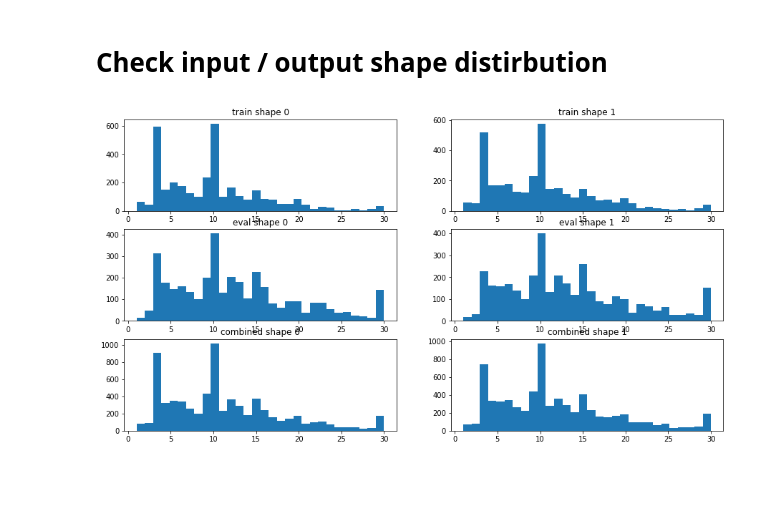
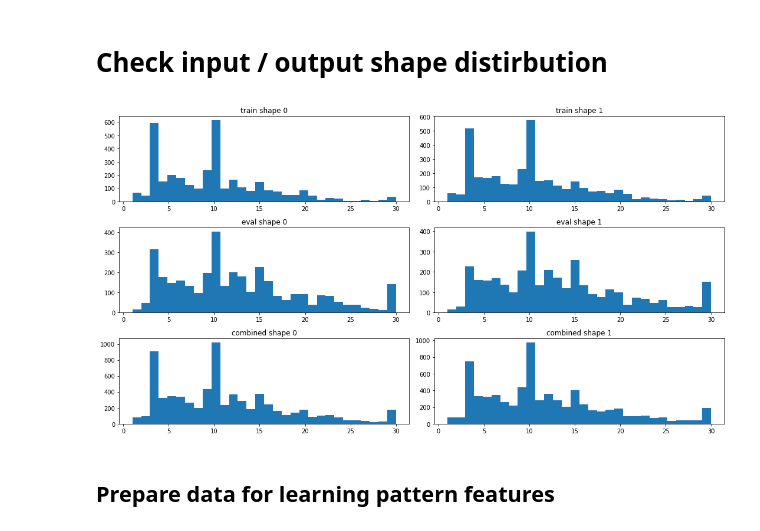
Before and after one commit to omerhac/arc_challenge, a Jupyter notebook: arc.ipynb, the cells around one changed output. Cells and saved outputs as stored; diff of their text form; code cells hidden in the pictures; blank space fills up the shorter version.

```diff
--- a/arc.ipynb
+++ b/arc.ipynb
@@ -154,24 +209,27 @@ eval_shape_0, eval_shape_1 = get_dataset_shapes(eval_tasks)
 # %%
 ## plot
 plt.figure(figsize=(15,8))
 plt.subplot(3,2,1)
 plt.hist(train_shape_0, bins=30)
 plt.title("train shape 0")
 plt.subplot(3,2,2)
 plt.hist(train_shape_1, bins=30)
 plt.title("train shape 1")
 plt.subplot(3,2,3)
 plt.hist(eval_shape_0, bins=30)
 plt.title("eval shape 0")
 plt.subplot(3,2,4)
 plt.hist(eval_shape_1, bins=30)
 plt.title("eval shape 1")
 plt.subplot(3,2,5)
 plt.hist(eval_shape_0 + train_shape_0, bins=30)
 plt.title("combined shape 0")
 plt.subplot(3,2,6)
 plt.hist(eval_shape_1 + train_shape_1, bins=30)
 plt.title("combined shape 1")
+plt.tight_layout()
 plt.show()
 # %% [output]
-[figure, old version]
+[figure, new version]
+# %% [markdown]
+## Prepare data for learning pattern features
```
Also changed, not shown: parts of 4 cells of this notebook.
